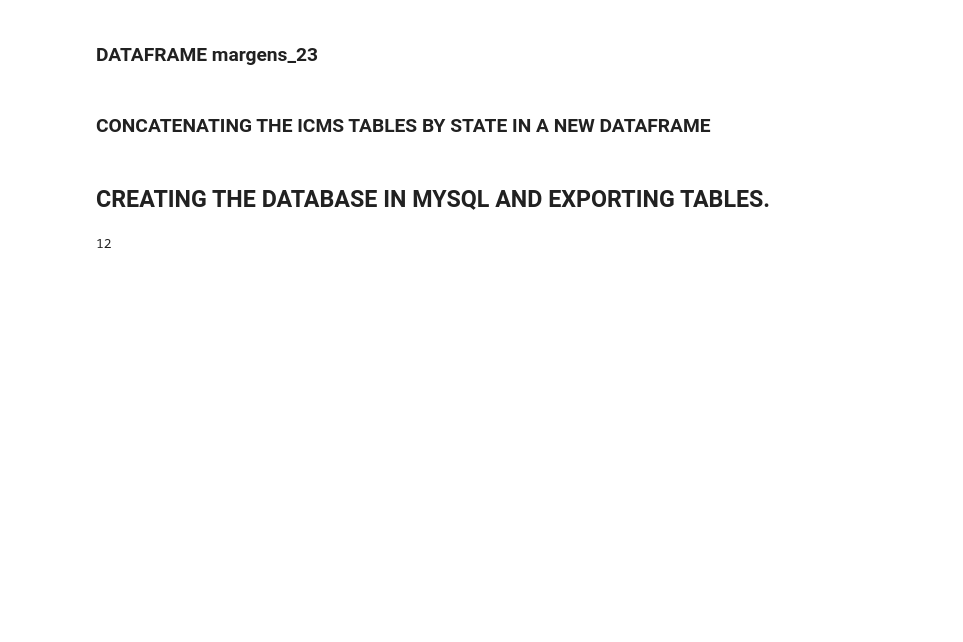
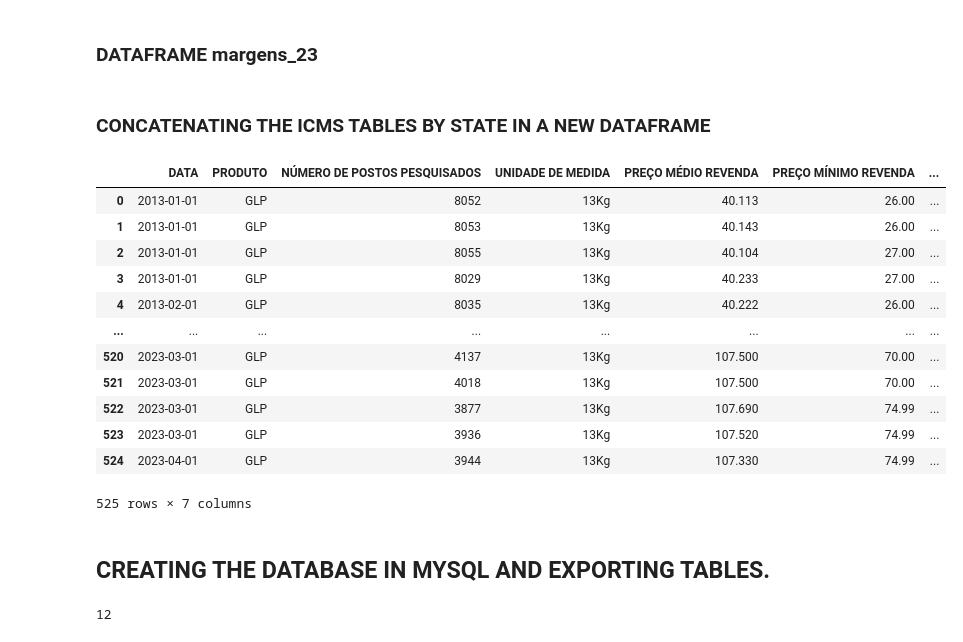
Before and after one commit to PedroPavanii/GAS, a Jupyter notebook: gas.ipynb, the cells around one changed output. Saved outputs shown, nothing was run; the diff lists cells and outputs as text; code cells hidden in the pictures; blank space fills up the shorter version.

```diff
--- a/gas.ipynb
+++ b/gas.ipynb
@@ -117,6 +126,7 @@ def limpar_df_br(df):
     df_limpo = df_limpo.set_index('DATA FINAL')
     df_limpo = df_limpo.reset_index()
     df_limpo = df_limpo.rename(columns = {'DATA FINAL': 'DATA'})
+    df_limpo['DATA'] = pd.to_datetime('01-'+df_limpo['DATA'])
 
 
     return df_limpo
@@ -582,6 +592,22 @@ estados_a =limpar_margens_23(margens_23)
 
 estados_icms_2023 = pd.concat([estados_a, estados_complemento], axis=0)
 estados_icms_2023 = estados_icms_2023. reset_index()
+# %%
+glp_br
+# %% [output]
+|  | DATA | PRODUTO | NÚMERO DE POSTOS PESQUISADOS | UNIDADE DE MEDIDA | PREÇO MÉDIO REVENDA | PREÇO MÍNIMO REVENDA | ... |
+| 0 | 2013-01-01 | GLP | 8052 | 13Kg | 40.113 | 26.00 | ... |
+| 1 | 2013-01-01 | GLP | 8053 | 13Kg | 40.143 | 26.00 | ... |
+| 2 | 2013-01-01 | GLP | 8055 | 13Kg | 40.104 | 27.00 | ... |
+| 3 | 2013-01-01 | GLP | 8029 | 13Kg | 40.233 | 27.00 | ... |
+| 4 | 2013-02-01 | GLP | 8035 | 13Kg | 40.222 | 26.00 | ... |
+| ... | ... | ... | ... | ... | ... | ... | ... |
+| 520 | 2023-03-01 | GLP | 4137 | 13Kg | 107.500 | 70.00 | ... |
+| 521 | 2023-03-01 | GLP | 4018 | 13Kg | 107.500 | 70.00 | ... |
+| 522 | 2023-03-01 | GLP | 3877 | 13Kg | 107.690 | 74.99 | ... |
+| 523 | 2023-03-01 | GLP | 3936 | 13Kg | 107.520 | 74.99 | ... |
+| 524 | 2023-04-01 | GLP | 3944 | 13Kg | 107.330 | 74.99 | ... |
+525 rows × 7 columns
 # %% [markdown]
 ## CREATING THE DATABASE IN MYSQL AND EXPORTING TABLES.
 # %%
```
Also changed, not shown: parts of 9 cells of this notebook, 1 other file.
